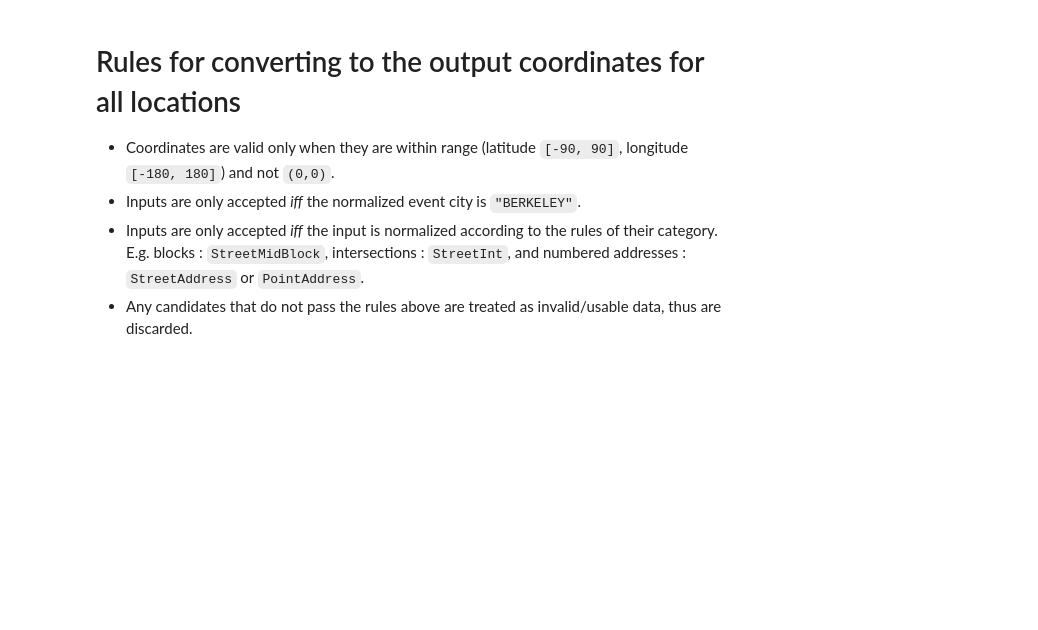
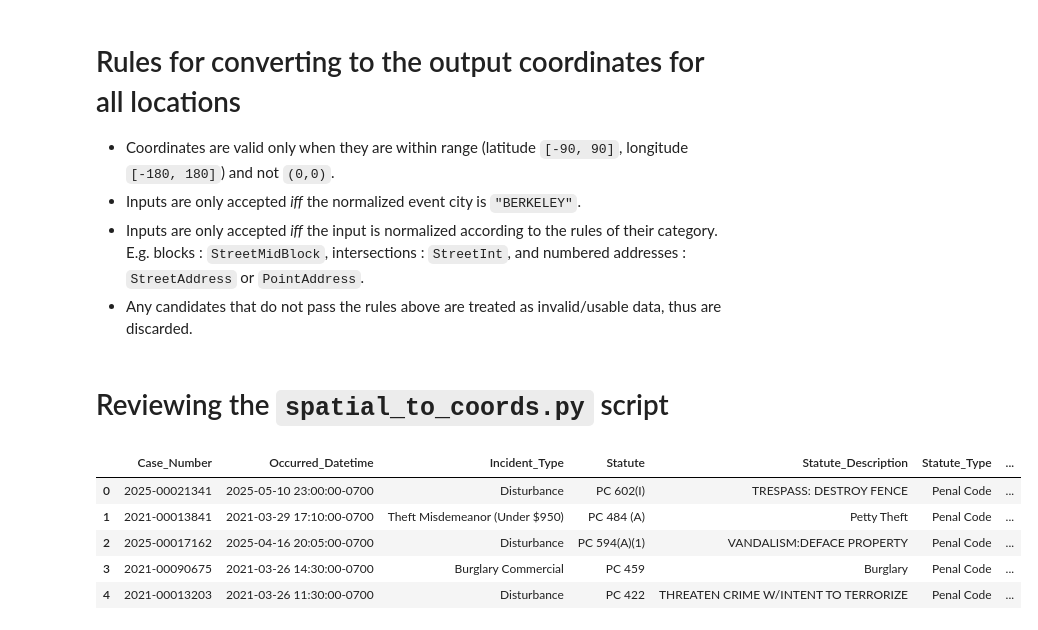
Before and after one commit to UCB-stat159-f26/final-project-team-27, a Jupyter notebook: scripts/reviewing_all_data.ipynb, the cells around one changed output. Drawn from its saved outputs; the diff is of its cells as text; code cells hidden in the pictures; blank space fills up the shorter version.

```diff
--- a/scripts/reviewing_all_data.ipynb
+++ b/scripts/reviewing_all_data.ipynb
@@ -131,3 +342,26 @@ for name, frame in data.items():
 - Inputs are only accepted *iff* the normalized event city is `"BERKELEY"`.
 - Inputs are only accepted *iff* the input is normalized according to the rules of their category. E.g. blocks : `StreetMidBlock`, intersections : `StreetInt`, and numbered addresses : `StreetAddress` or `PointAddress`.
 - Any candidates that do not pass the rules above are treated as invalid/usable data, thus are discarded.
+# %% [markdown]
+# Reviewing the `spatial_to_coords.py` script
+# %%
+import spatial_to_coords as spatial
+
+PATH_TO_CLEAN_DATA = "../data/clean/"
+
+arrests_data = pd.read_csv(
+    PATH_TO_CLEAN_DATA + "arrests_data.csv",
+    dtype="string", keep_default_na=False, na_values=[""]
+)
+
+if "arrests_location_cache" not in globals(): arrests_location_cache = {}
+
+display(arrests_data.head())
+# has 72915 rows and 10 columns
+# %% [output]
+|  | Case_Number | Occurred_Datetime | Incident_Type | Statute | Statute_Description | Statute_Type | ... |
+| 0 | 2025-00021341 | 2025-05-10 23:00:00-0700 | Disturbance | PC 602(I) | TRESPASS: DESTROY FENCE | Penal Code | ... |
+| 1 | 2021-00013841 | 2021-03-29 17:10:00-0700 | Theft Misdemeanor (Under $950) | PC 484 (A) | Petty Theft | Penal Code | ... |
+| 2 | 2025-00017162 | 2025-04-16 20:05:00-0700 | Disturbance | PC 594(A)(1) | VANDALISM:DEFACE PROPERTY | Penal Code | ... |
+| 3 | 2021-00090675 | 2021-03-26 14:30:00-0700 | Burglary Commercial | PC 459 | Burglary | Penal Code | ... |
+| 4 | 2021-00013203 | 2021-03-26 11:30:00-0700 | Disturbance | PC 422 | THREATEN CRIME W/INTENT TO TERRORIZE | Penal Code | ... |
```
Also changed, not shown: parts of 6 cells of this notebook.
